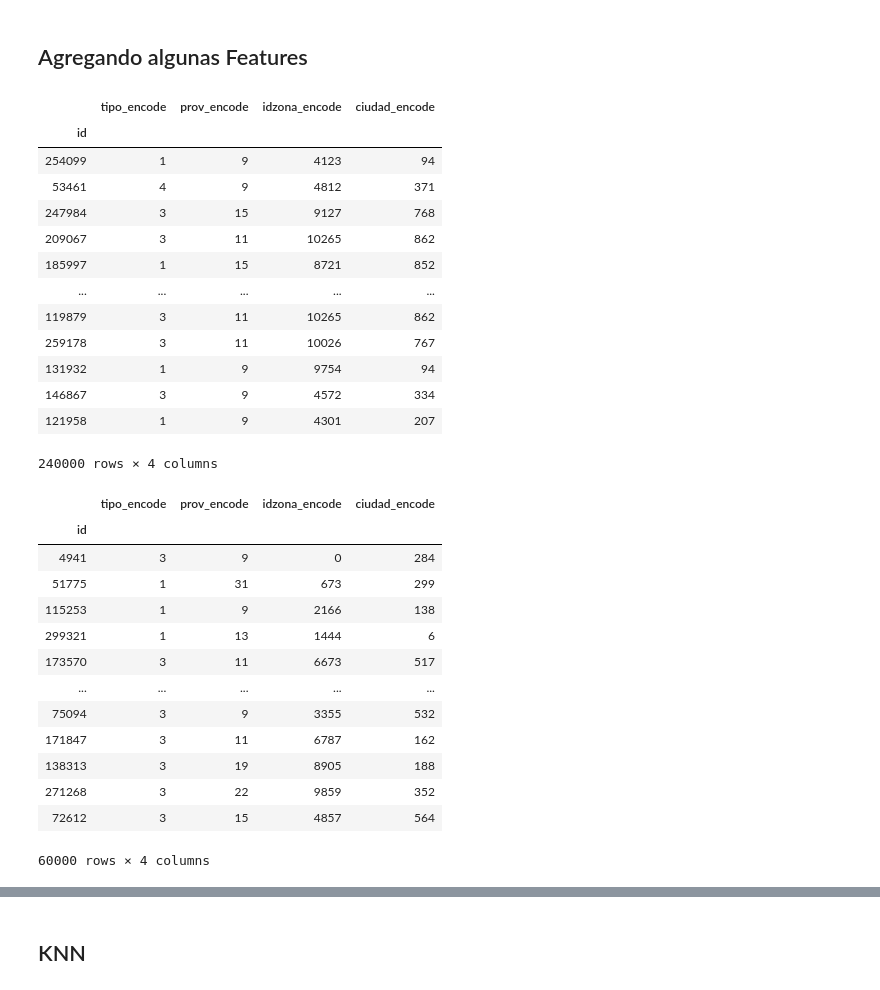
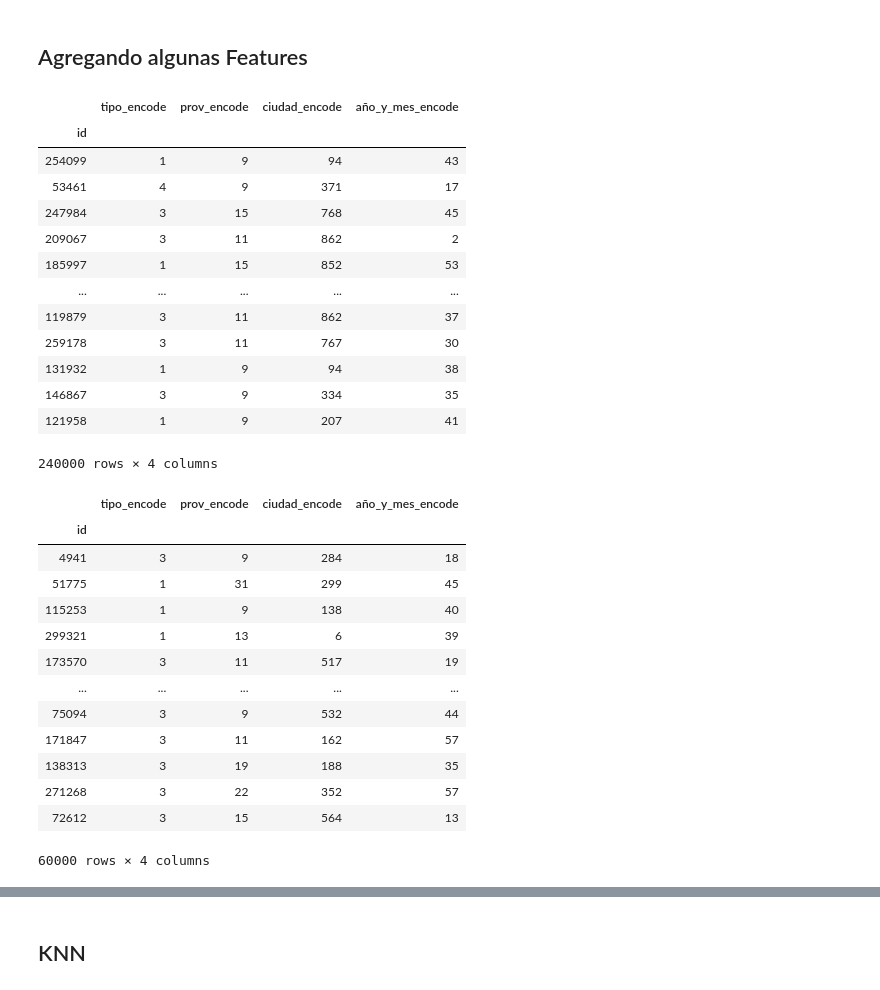
Before and after one commit to lautarofritz/TP2-Orga-de-Datos, a Jupyter notebook: TP2 Orga de Datos.ipynb, the cells around one changed output, grey strips where cells are left out. Cells and saved outputs as stored; diff of their text form; code cells hidden in the pictures.

```diff
--- a/TP2 Orga de Datos.ipynb
+++ b/TP2 Orga de Datos.ipynb
@@ -40,4 +41,15 @@ encode_cols = ['tipodepropiedad', 'provincia', 'idzona', 'ciudad']
+# %%
+lista_features = ['luminoso', 'jardin', 'terraza', 'patio', 'balcón']
+train, test = features_descripcion(lista_features, train, test)
+# %%
+train['fecha'] = pd.to_datetime(train['fecha'])
+test['fecha'] = pd.to_datetime(test['fecha'])
+# %%
+train['año_y_mes'] = train['fecha'].map(lambda x: 100 * x.year + x.month).astype(str)
+test['año_y_mes'] = test['fecha'].map(lambda x: 100 * x.year + x.month).astype(str)
 # %%
+encoder = LabelEncoder()
+encode_cols = ['tipodepropiedad', 'provincia', 'ciudad', 'año_y_mes']
 train[encode_cols] = train[encode_cols].astype(str)
 test[encode_cols] = test[encode_cols].astype(str)
 # %%
@@ -46,50 +62,50 @@ encoded_test = test[encode_cols].apply(encoder.fit_transform)
 # %%
-encoded_train['tipo_encode'] = encoded_train['tipodepropiedad']
-encoded_train['prov_encode'] = encoded_train['provincia']
-encoded_train['idzona_encode'] = encoded_train['idzona']
-encoded_train['ciudad_encode'] = encoded_train['ciudad']
+encoded_train['tipo_encode'] = encoded_train['tipodepropiedad'].astype(str)
+encoded_train['prov_encode'] = encoded_train['provincia'].astype(str)
+encoded_train['ciudad_encode'] = encoded_train['ciudad'].astype(str)
+encoded_train['año_y_mes_encode'] = encoded_train['año_y_mes'].astype(str)
 del encoded_train['tipodepropiedad']
 del encoded_train['provincia']
-del encoded_train['idzona']
 del encoded_train['ciudad']
+del encoded_train['año_y_mes']
 encoded_train
 # %% [output]
-|  | tipo_encode | prov_encode | idzona_encode | ciudad_encode |
+|  | tipo_encode | prov_encode | ciudad_encode | año_y_mes_encode |
 | id |  |  |  |  |
-| 254099 | 1 | 9 | 4123 | 94 |
-| 53461 | 4 | 9 | 4812 | 371 |
-| 247984 | 3 | 15 | 9127 | 768 |
-| 209067 | 3 | 11 | 10265 | 862 |
-| 185997 | 1 | 15 | 8721 | 852 |
+| 254099 | 1 | 9 | 94 | 43 |
+| 53461 | 4 | 9 | 371 | 17 |
+| 247984 | 3 | 15 | 768 | 45 |
+| 209067 | 3 | 11 | 862 | 2 |
+| 185997 | 1 | 15 | 852 | 53 |
 | ... | ... | ... | ... | ... |
-| 119879 | 3 | 11 | 10265 | 862 |
-| 259178 | 3 | 11 | 10026 | 767 |
-| 131932 | 1 | 9 | 9754 | 94 |
-| 146867 | 3 | 9 | 4572 | 334 |
-| 121958 | 1 | 9 | 4301 | 207 |
+| 119879 | 3 | 11 | 862 | 37 |
+| 259178 | 3 | 11 | 767 | 30 |
+| 131932 | 1 | 9 | 94 | 38 |
+| 146867 | 3 | 9 | 334 | 35 |
+| 121958 | 1 | 9 | 207 | 41 |
 240000 rows × 4 columns
 # %%
-encoded_test['tipo_encode'] = encoded_test['tipodepropiedad']
-encoded_test['prov_encode'] = encoded_test['provincia']
-encoded_test['idzona_encode'] = encoded_test['idzona']
-encoded_test['ciudad_encode'] = encoded_test['ciudad']
+encoded_test['tipo_encode'] = encoded_test['tipodepropiedad'].astype(str)
+encoded_test['prov_encode'] = encoded_test['provincia'].astype(str)
+encoded_test['ciudad_encode'] = encoded_test['ciudad'].astype(str)
+encoded_test['año_y_mes_encode'] = encoded_test['año_y_mes'].astype(str)
 del encoded_test['tipodepropiedad']
 del encoded_test['provincia']
-del encoded_test['idzona']
 del encoded_test['ciudad']
+del encoded_test['año_y_mes']
 encoded_test
 # %% [output]
-|  | tipo_encode | prov_encode | idzona_encode | ciudad_encode |
+|  | tipo_encode | prov_encode | ciudad_encode | año_y_mes_encode |
 | id |  |  |  |  |
-| 4941 | 3 | 9 | 0 | 284 |
-| 51775 | 1 | 31 | 673 | 299 |
-| 115253 | 1 | 9 | 2166 | 138 |
-| 299321 | 1 | 13 | 1444 | 6 |
-| 173570 | 3 | 11 | 6673 | 517 |
+| 4941 | 3 | 9 | 284 | 18 |
+| 51775 | 1 | 31 | 299 | 45 |
+| 115253 | 1 | 9 | 138 | 40 |
+| 299321 | 1 | 13 | 6 | 39 |
+| 173570 | 3 | 11 | 517 | 19 |
 | ... | ... | ... | ... | ... |
-| 75094 | 3 | 9 | 3355 | 532 |
-| 171847 | 3 | 11 | 6787 | 162 |
-| 138313 | 3 | 19 | 8905 | 188 |
-| 271268 | 3 | 22 | 9859 | 352 |
-| 72612 | 3 | 15 | 4857 | 564 |
+| 75094 | 3 | 9 | 532 | 44 |
+| 171847 | 3 | 11 | 162 | 57 |
+| 138313 | 3 | 19 | 188 | 35 |
+| 271268 | 3 | 22 | 352 | 57 |
+| 72612 | 3 | 15 | 564 | 13 |
 60000 rows × 4 columns
```
Also changed, not shown: parts of 14 cells of this notebook.
